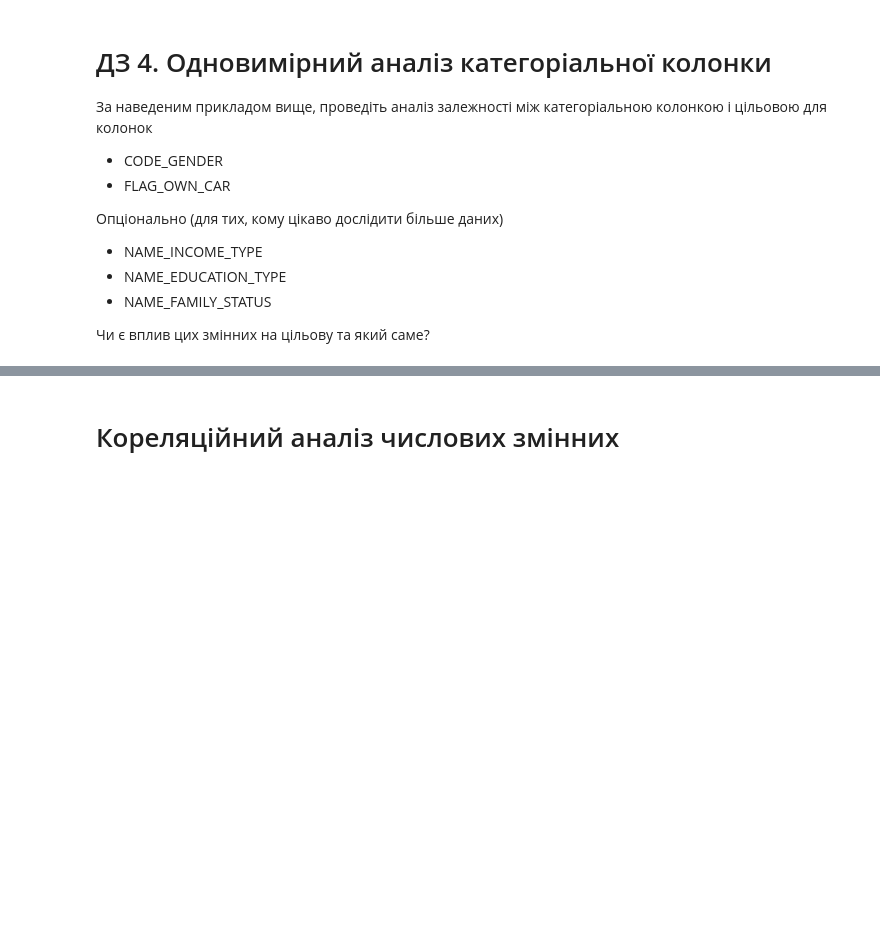
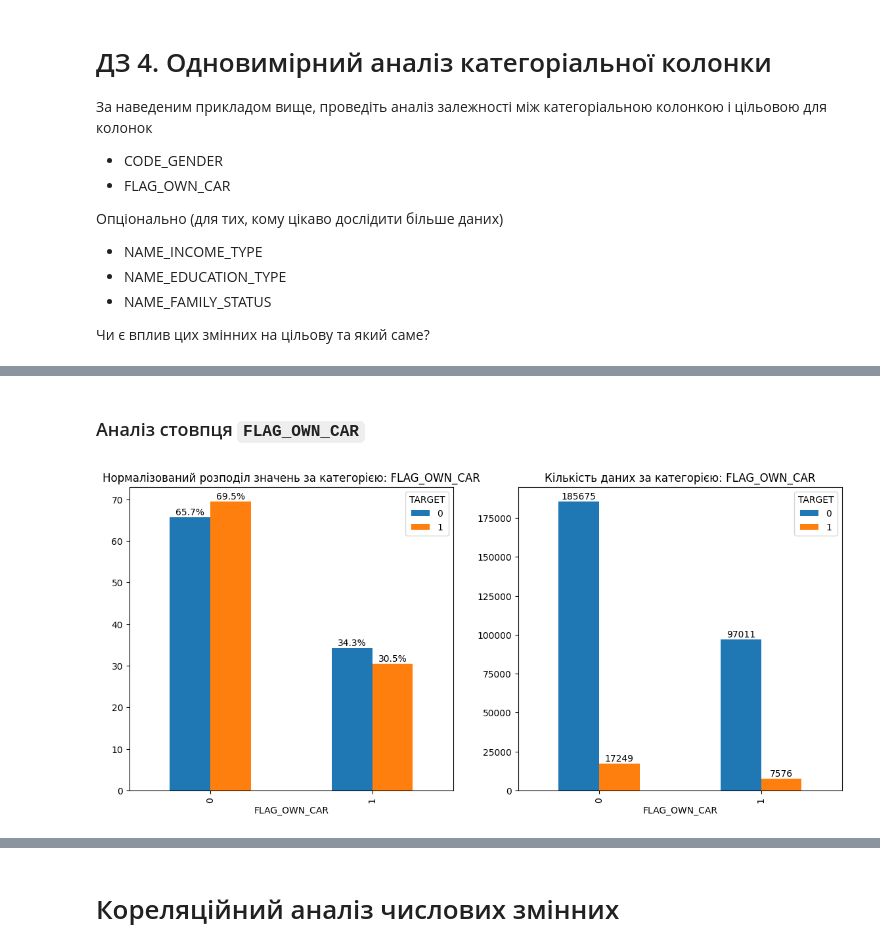
Before and after one commit to verabalashova/python-for-ml-tasks, a Jupyter notebook: module-1/topic-1/HW_1_2.ipynb, the cells around one changed output, grey strips where cells are left out. Cells and saved outputs as stored; diff of their text form; code cells hidden in the pictures; blank space fills up the shorter version.

```diff
--- a/module-1/topic-1/HW_1_2.ipynb
+++ b/module-1/topic-1/HW_1_2.ipynb
@@ -2129,0 +2151,6 @@ uni_cat_target_compare(df, 'NAME_CONTRACT_TYPE')
+# %% [markdown]
+### Аналіз стовпця `FLAG_OWN_CAR`
+# %%
+uni_cat_target_compare(df, 'FLAG_OWN_CAR')
+# %% [output]
+[figure, added]
```
Also changed, not shown: parts of 26 cells of this notebook.
